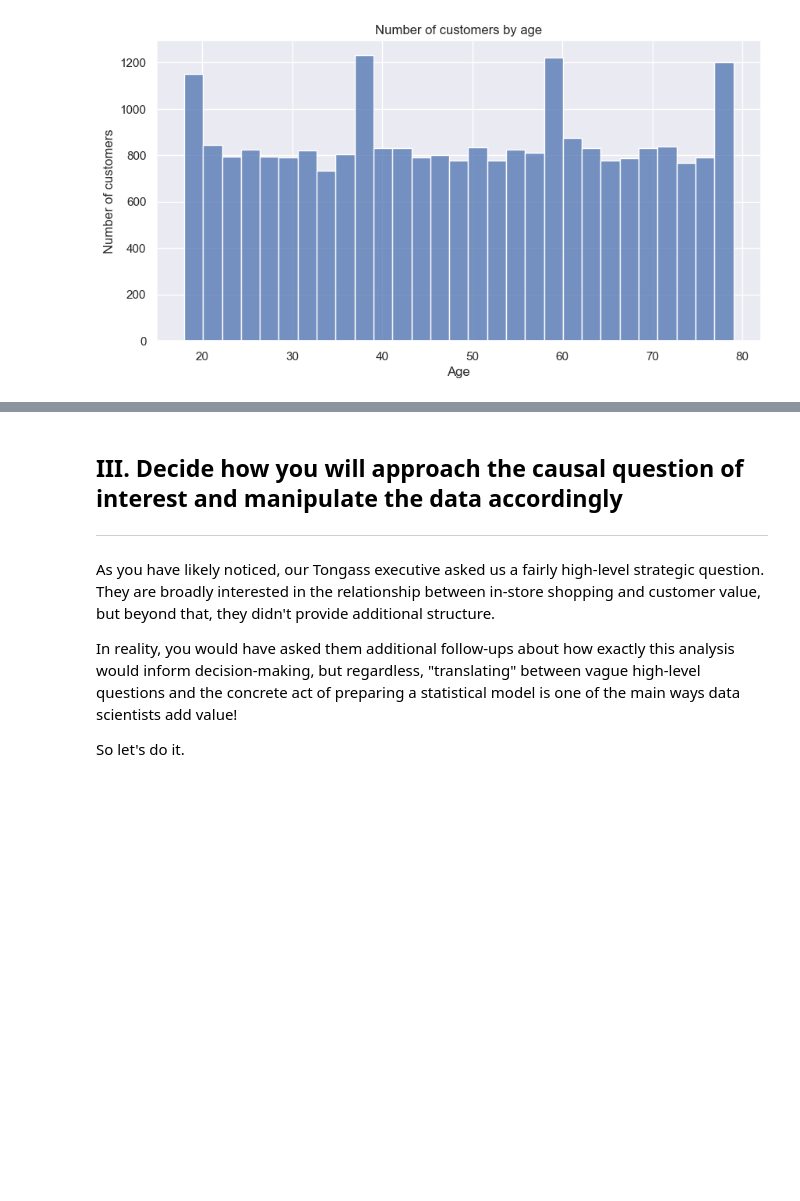
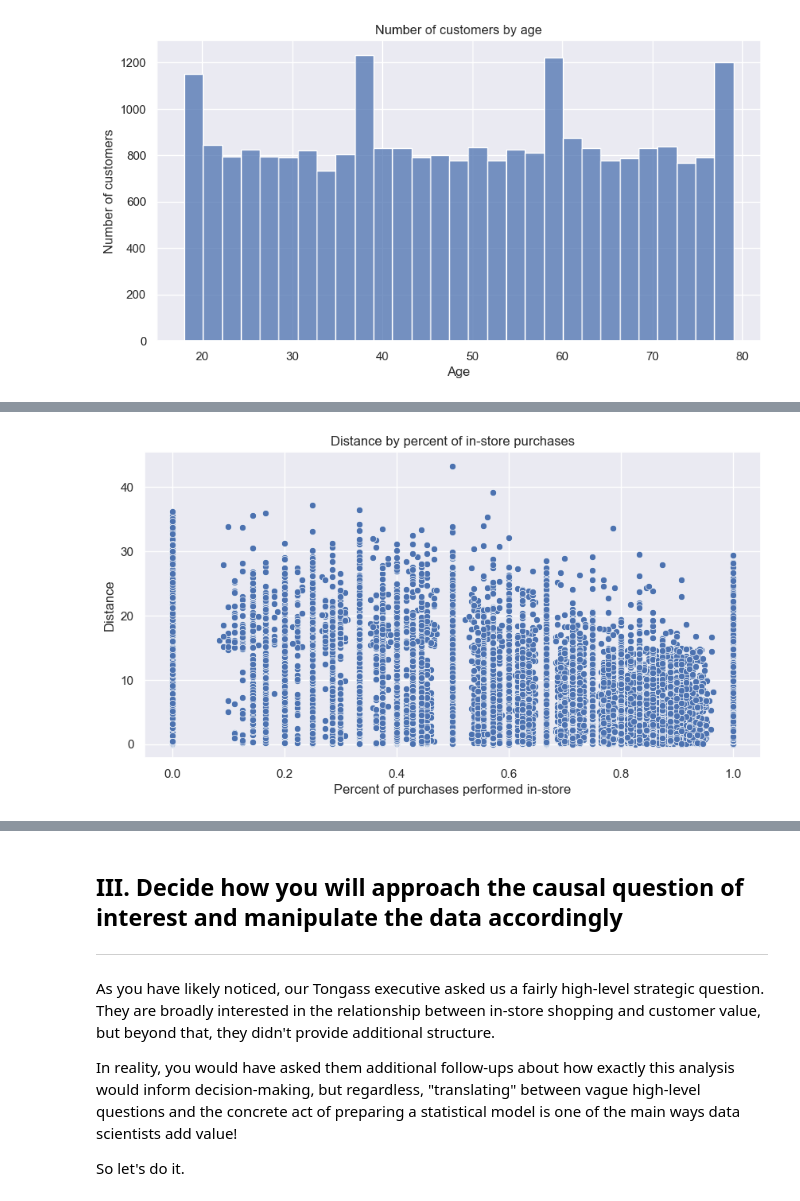
Before and after one commit to pwharrison/corise, a Jupyter notebook: causal-inference/week1_project.ipynb, the cells around one changed output, grey strips where cells are left out. Saved outputs shown, nothing was run; the diff lists cells and outputs as text; code cells hidden in the pictures; blank space fills up the shorter version.

```diff
--- a/causal-inference/week1_project.ipynb
+++ b/causal-inference/week1_project.ipynb
@@ -224,0 +254,11 @@ sns.catplot(data=df, x='in_store', y='amount');
+# %%
+fig, ax = plt.subplots(1, 1, figsize=(10, 5))
+
+sns.scatterplot(data=df_by_customer, x='percent_in_store', y='distance', ax=ax)
+ax.set(
+    xlabel='Percent of purchases performed in-store',
+    ylabel='Distance',
+    title='Distance by percent of in-store purchases'
+);
+# %% [output]
+[figure, added]
```
Also changed, not shown: parts of 6 cells of this notebook.
